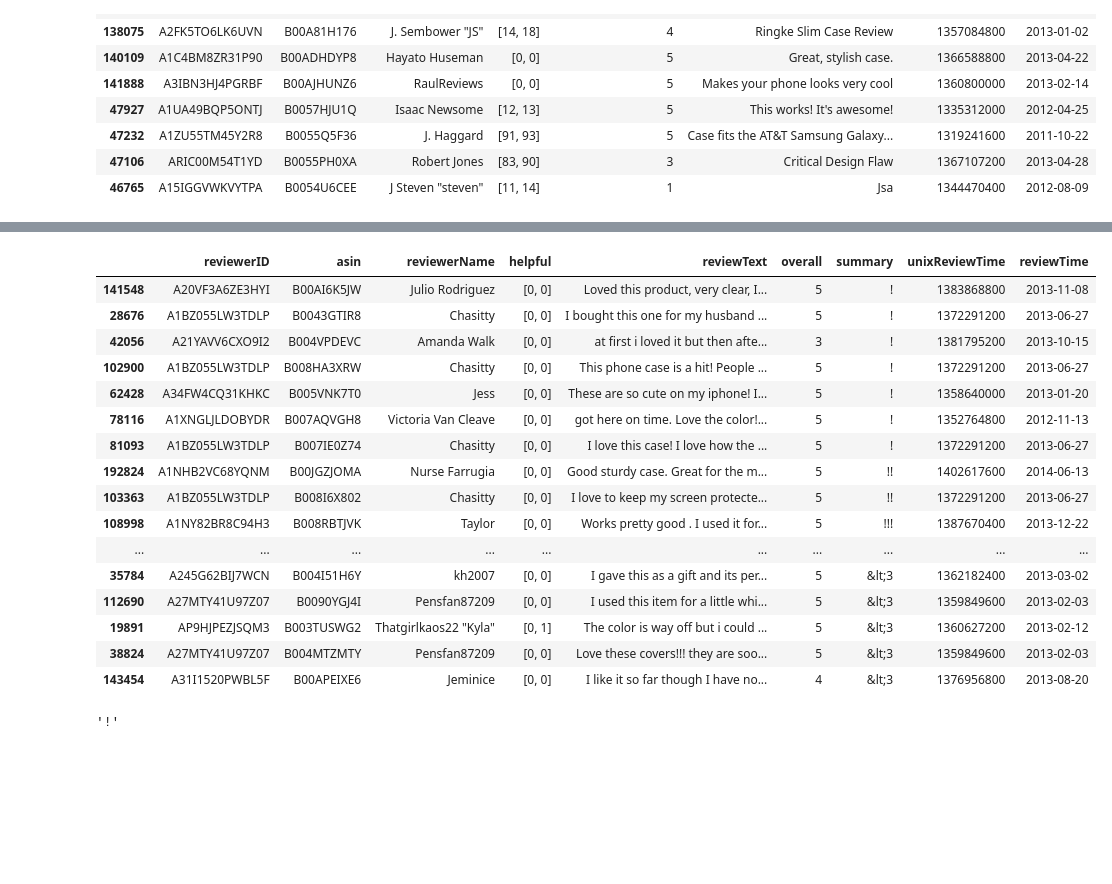
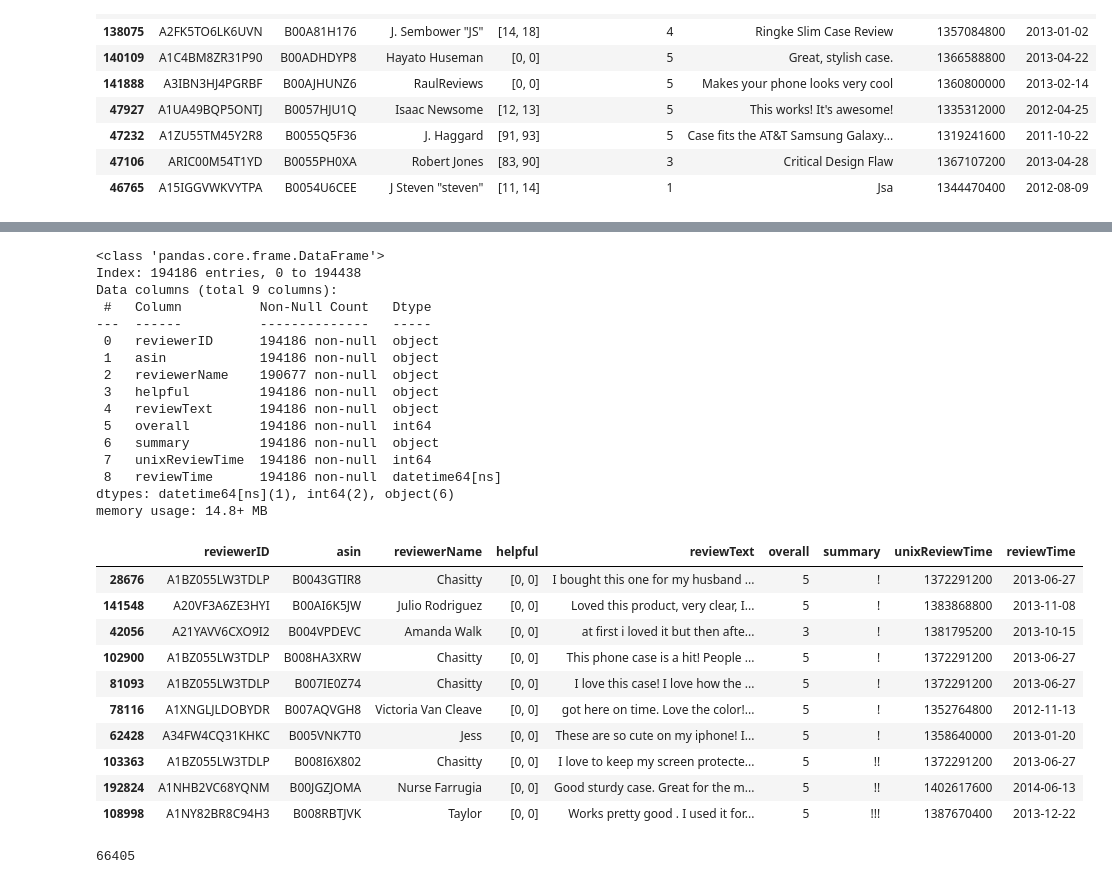
Before and after one commit to abhinowo/LP-DA, a Jupyter notebook: reviewsSeries/lp-1/amazon.ipynb, the cells around one changed output, grey strips where cells are left out. Saved outputs shown, nothing was run; the diff lists cells and outputs as text; code cells hidden in the pictures; blank space fills up the shorter version.

```diff
--- a/reviewsSeries/lp-1/amazon.ipynb
+++ b/reviewsSeries/lp-1/amazon.ipynb
@@ -163,27 +186,45 @@ df_clean.head(10)
+# %%
+# after drop the duplicated reviewText
+
+df_clean = df.drop_duplicates(subset='reviewText', keep='first')
+df_clean.info()
+# %% [output]
+<class 'pandas.core.frame.DataFrame'>
+Index: 194186 entries, 0 to 194438
+Data columns (total 9 columns):
+ #   Column          Non-Null Count   Dtype
+---  ------          --------------   -----
+ 0   reviewerID      194186 non-null  object
+ 1   asin            194186 non-null  object
+ 2   reviewerName    190677 non-null  object
+ 3   helpful         194186 non-null  object
+ 4   reviewText      194186 non-null  object
+ 5   overall         194186 non-null  int64
+ 6   summary         194186 non-null  object
+ 7   unixReviewTime  194186 non-null  int64
+ 8   reviewTime      194186 non-null  datetime64[ns]
+dtypes: datetime64[ns](1), int64(2), object(6)
+memory usage: 14.8+ MB
 # %%
 # lets look at the duplicated on the summary
 
-df_duplicated_summary = df[df['summary'].duplicated(keep=False)].sort_values('summary')
-df_duplicated_summary.head(30)
+df_duplicated_summary = df_clean[df_clean['summary'].duplicated(keep=False)].sort_values('summary')
+df_duplicated_summary.head(10)
 # %% [output]
 |  | reviewerID | asin | reviewerName | helpful | reviewText | overall | summary | unixReviewTime | reviewTime |
+| 28676 | A1BZ055LW3TDLP | B0043GTIR8 | Chasitty | [0, 0] | I bought this one for my husband ... | 5 | ! | 1372291200 | 2013-06-27 |
 | 141548 | A20VF3A6ZE3HYI | B00AI6K5JW | Julio Rodriguez | [0, 0] | Loved this product, very clear, I... | 5 | ! | 1383868800 | 2013-11-08 |
-| 28676 | A1BZ055LW3TDLP | B0043GTIR8 | Chasitty | [0, 0] | I bought this one for my husband ... | 5 | ! | 1372291200 | 2013-06-27 |
 | 42056 | A21YAVV6CXO9I2 | B004VPDEVC | Amanda Walk | [0, 0] | at first i loved it but then afte... | 3 | ! | 1381795200 | 2013-10-15 |
 | 102900 | A1BZ055LW3TDLP | B008HA3XRW | Chasitty | [0, 0] | This phone case is a hit! People ... | 5 | ! | 1372291200 | 2013-06-27 |
+| 81093 | A1BZ055LW3TDLP | B007IE0Z74 | Chasitty | [0, 0] | I love this case! I love how the ... | 5 | ! | 1372291200 | 2013-06-27 |
+| 78116 | A1XNGLJLDOBYDR | B007AQVGH8 | Victoria Van Cleave | [0, 0] | got here on time. Love the color!... | 5 | ! | 1352764800 | 2012-11-13 |
 | 62428 | A34FW4CQ31KHKC | B005VNK7T0 | Jess | [0, 0] | These are so cute on my iphone! I... | 5 | ! | 1358640000 | 2013-01-20 |
-| 78116 | A1XNGLJLDOBYDR | B007AQVGH8 | Victoria Van Cleave | [0, 0] | got here on time. Love the color!... | 5 | ! | 1352764800 | 2012-11-13 |
-| 81093 | A1BZ055LW3TDLP | B007IE0Z74 | Chasitty | [0, 0] | I love this case! I love how the ... | 5 | ! | 1372291200 | 2013-06-27 |
+| 103363 | A1BZ055LW3TDLP | B008I6X802 | Chasitty | [0, 0] | I love to keep my screen protecte... | 5 | !! | 1372291200 | 2013-06-27 |
 | 192824 | A1NHB2VC68YQNM | B00JGZJOMA | Nurse Farrugia | [0, 0] | Good sturdy case. Great for the m... | 5 | !! | 1402617600 | 2014-06-13 |
-| 103363 | A1BZ055LW3TDLP | B008I6X802 | Chasitty | [0, 0] | I love to keep my screen protecte... | 5 | !! | 1372291200 | 2013-06-27 |
 | 108998 | A1NY82BR8C94H3 | B008RBTJVK | Taylor | [0, 0] | Works pretty good . I used it for... | 5 | !!! | 1387670400 | 2013-12-22 |
-| ... | ... | ... | ... | ... | ... | ... | ... | ... | ... |
-| 35784 | A245G62BIJ7WCN | B004I51H6Y | kh2007 | [0, 0] | I gave this as a gift and its per... | 5 | &lt;3 | 1362182400 | 2013-03-02 |
-| 112690 | A27MTY41U97Z07 | B0090YGJ4I | Pensfan87209 | [0, 0] | I used this item for a little whi... | 5 | &lt;3 | 1359849600 | 2013-02-03 |
-| 19891 | AP9HJPEZJSQM3 | B003TUSWG2 | Thatgirlkaos22 "Kyla" | [0, 1] | The color is way off but i could ... | 5 | &lt;3 | 1360627200 | 2013-02-12 |
-| 38824 | A27MTY41U97Z07 | B004MTZMTY | Pensfan87209 | [0, 0] | Love these covers!!! they are soo... | 5 | &lt;3 | 1359849600 | 2013-02-03 |
-| 143454 | A31I1520PWBL5F | B00APEIXE6 | Jeminice | [0, 0] | I like it so far though I have no... | 4 | &lt;3 | 1376956800 | 2013-08-20 |
-# %%
-df['summary'].iloc[141548]
-# %% [output]
-'!'
+# %%
+# show how many duplicated summary
+
+df_clean['summary'].duplicated().sum()
+# %% [output]
+66405
```
Also changed, not shown: parts of 26 cells of this notebook.
